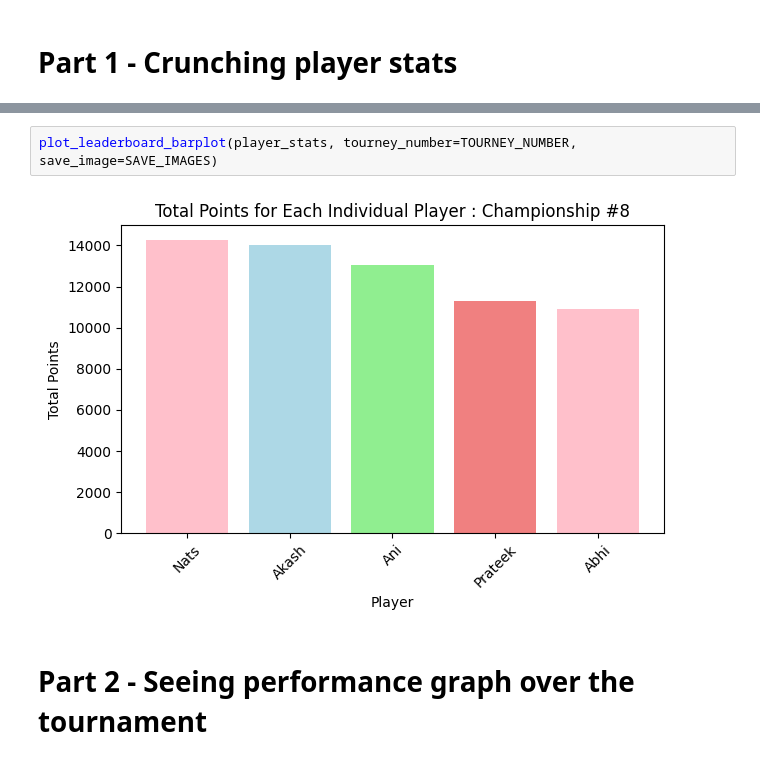
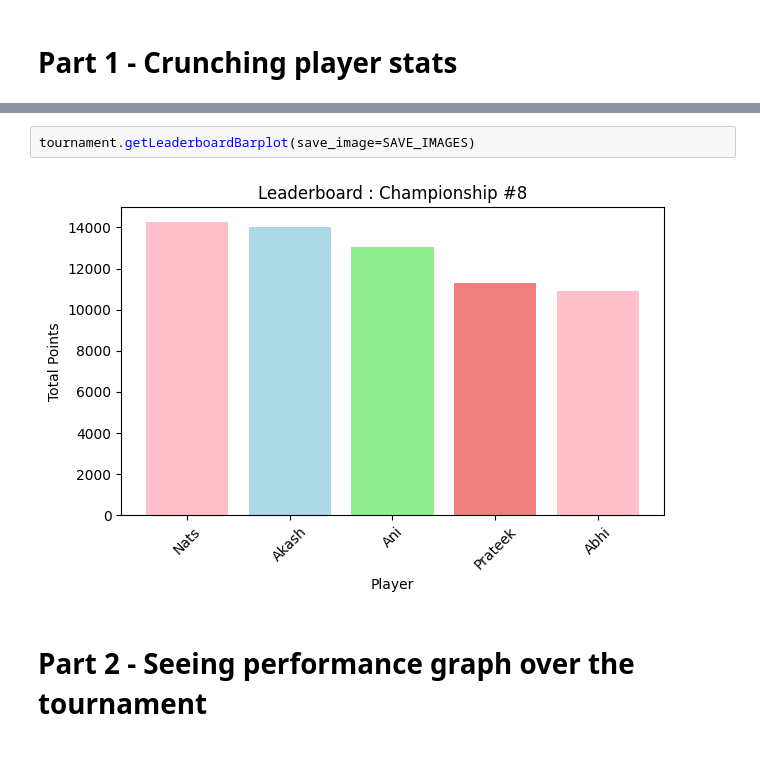
Before and after one commit to akash-suresh/three-of-spades, a Jupyter notebook: template.ipynb, the cells around one changed output, grey strips where cells are left out. Drawn from its saved outputs; the diff is of its cells as text.

Commit message:
Added scoreBoard and leaderBoardPlot

```diff
--- a/template.ipynb
+++ b/template.ipynb
@@ -37,10 +39,10 @@ tournament.playerStats
 | 2 | Ani | 30 | 59 | 221.2 | 13050 | 50.8 |
 | 4 | Prateek | 26 | 59 | 191.2 | 11280 | 44.1 |
 | 0 | Abhi | 25 | 59 | 184.9 | 10910 | 42.4 |
-# %%
-plot_leaderboard_barplot(player_stats, tourney_number=TOURNEY_NUMBER, save_image=SAVE_IMAGES)
-# %% [output]
-[figure, removed]
+# %%
+tournament.getLeaderboardBarplot(save_image=SAVE_IMAGES)
+# %% [output]
+[figure, added]
 # %% [markdown]
 # Part 2 - Seeing performance graph over the tournament
 # %%
```
Also changed, not shown: parts of 2 cells of this notebook, 2 other files.
